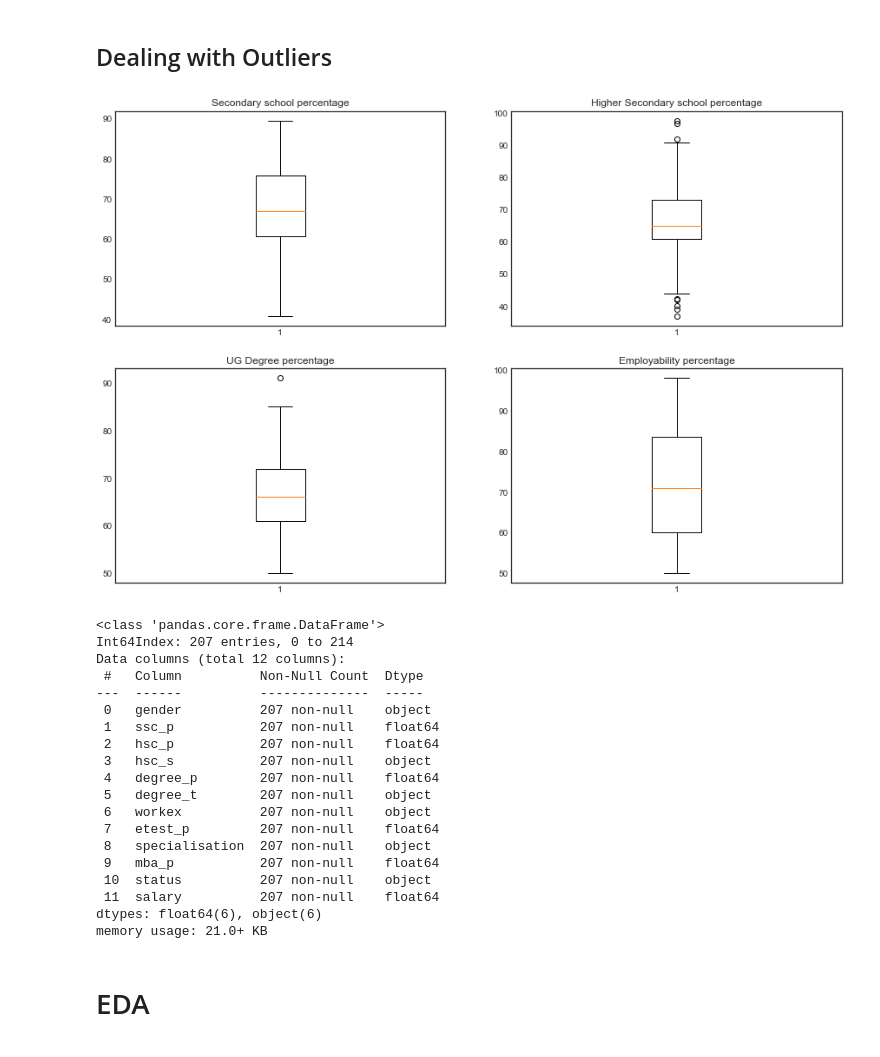
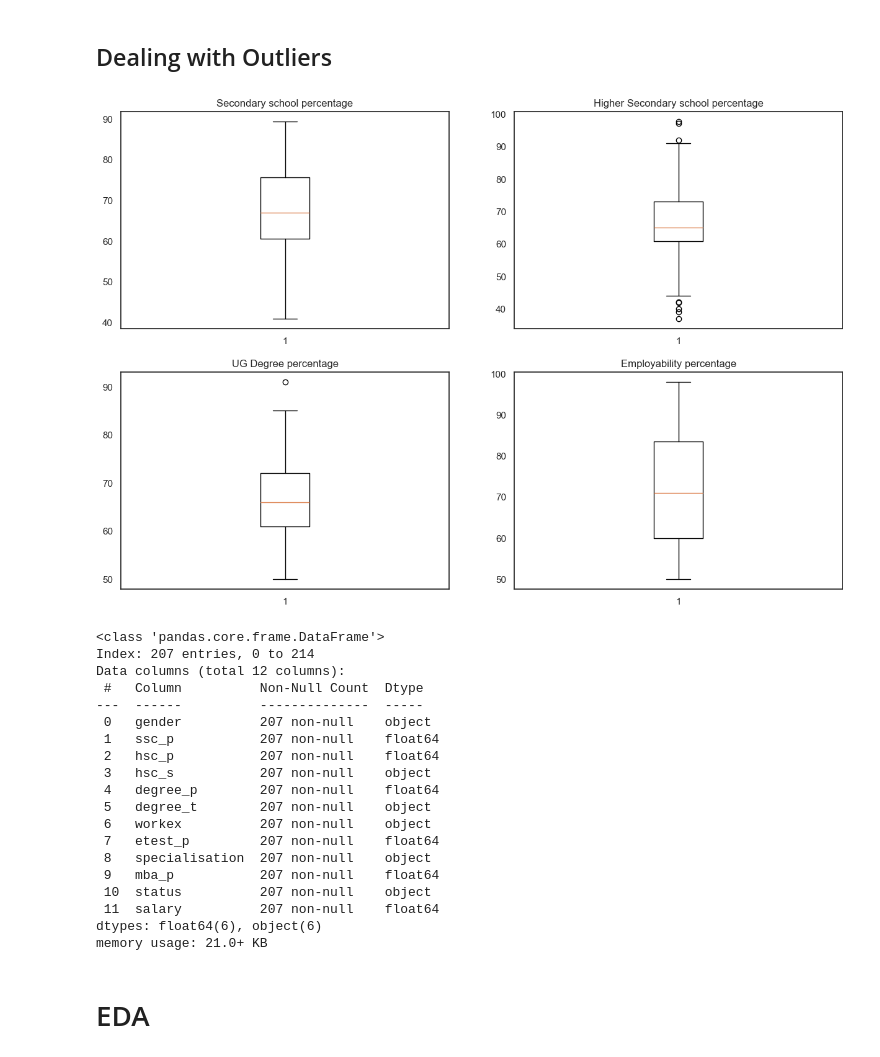
Before and after one commit to iamharkirat/campus_recruitment, a Jupyter notebook: research/campus_recruitment.ipynb, the cells around one changed output. Saved outputs shown, nothing was run; the diff lists cells and outputs as text; code cells hidden in the pictures.

```diff
--- a/research/campus_recruitment.ipynb
+++ b/research/campus_recruitment.ipynb
@@ -6,13 +6,13 @@ import seaborn as sns
 
 from pylab import rcParams
 rcParams['figure.figsize']=10,5
-sns.set_style("whitegrid")
+# sns.set_style("whitegrid")
 
 # Ignore harmless warnings
 import warnings
 warnings.filterwarnings("ignore")
 # %%
-df=pd.read_csv('Placement_Data_Full_Class.csv')
+df=pd.read_csv('/Users/harkiratchahal/Desktop/Coding/Tutorials/mlops_2/artifacts/data_ingestion/data.csv')
 df.head()
 # %% [output]
 |  | sl_no | gender | ssc_p | ssc_b | hsc_p | hsc_b | hsc_s | degree_p | degree_t | workex | etest_p | ... |
@@ -99,23 +99,23 @@ df.head()
 ## Dealing with Outliers
 # %%
 plt.figure(figsize = (15, 10))
-plt.style.use('seaborn-white')
+# plt.style.use('seaborn-white')
 ax=plt.subplot(221)
 plt.boxplot(df['ssc_p'])
 ax.set_title('Secondary school percentage')
 ax=plt.subplot(222)
 plt.boxplot(df['hsc_p'])
 ax.set_title('Higher Secondary school percentage')
 ax=plt.subplot(223)
 plt.boxplot(df['degree_p'])
 ax.set_title('UG Degree percentage')
 ax=plt.subplot(224)
 plt.boxplot(df['etest_p'])
 ax.set_title('Employability percentage');
 
 # Most of the outliers are in the 'hsc percentage', we need to clear them up
 # %% [output]
-[figure, old version]
+[figure, new version]
 # %%
 # find the 25th & 75th quantile of hsc percentage
 
@@ -130,7 +130,7 @@ df_filtered=df.loc[filter]
 df_filtered.info()
 # %% [output]
 <class 'pandas.core.frame.DataFrame'>
-Int64Index: 207 entries, 0 to 214
+Index: 207 entries, 0 to 214
 Data columns (total 12 columns):
  #   Column          Non-Null Count  Dtype
 ---  ------          --------------  -----
```
Also changed, not shown: parts of 16 cells of this notebook, 39 other files.
